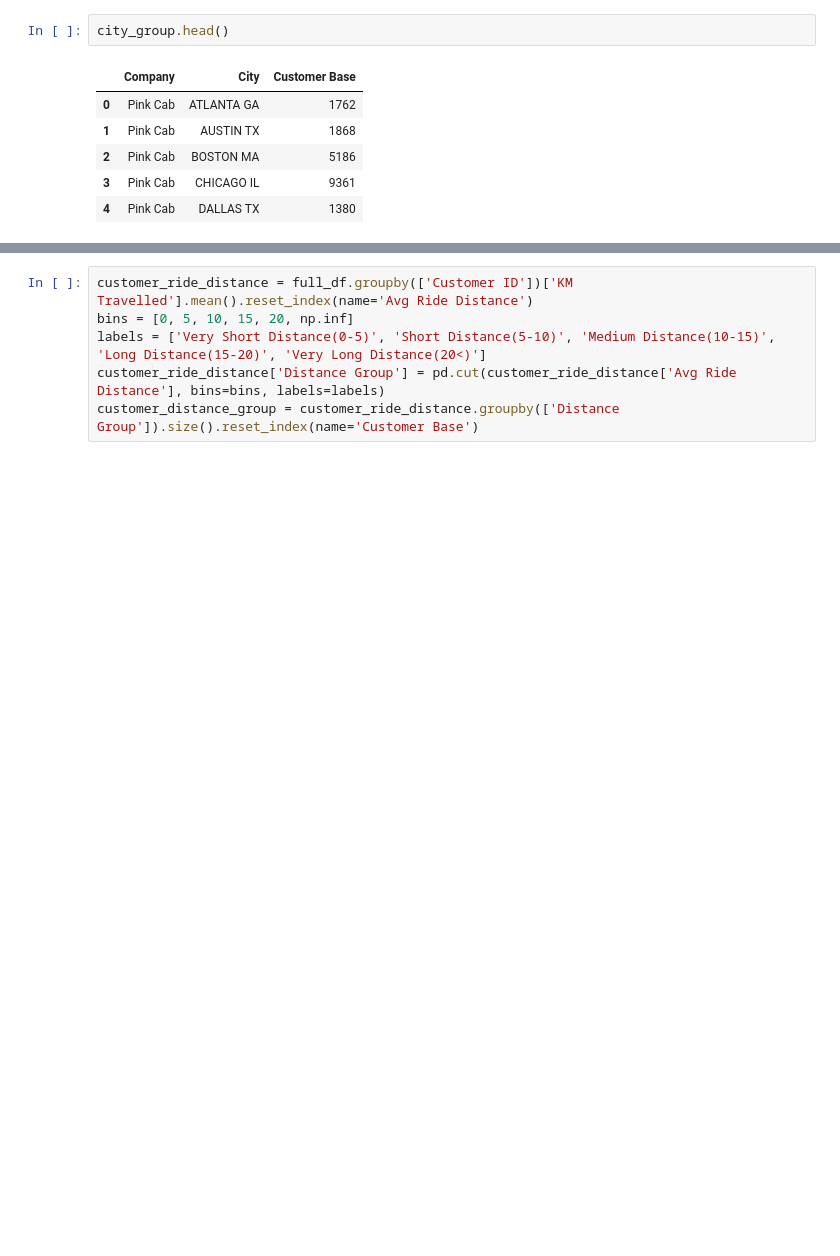
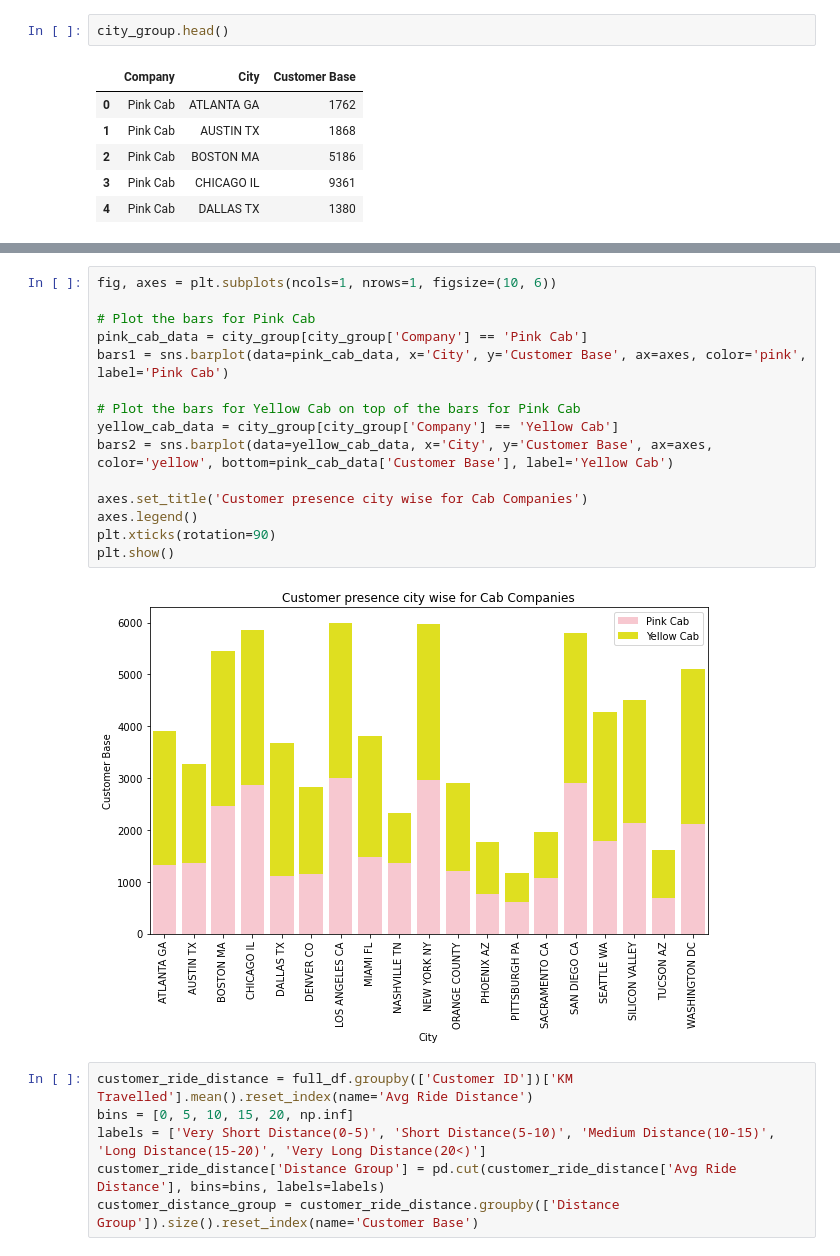
Before and after one commit to mandali8686/DataSets, a Jupyter notebook: Cad_Data_Analysis.ipynb, the cells around one changed output, grey strips where cells are left out. Saved outputs shown, nothing was run; the diff lists cells and outputs as text; blank space fills up the shorter version.

```diff
--- a/Cad_Data_Analysis.ipynb
+++ b/Cad_Data_Analysis.ipynb
@@ -469,3 +507,20 @@ plt.show()
+# %%
+fig, axes = plt.subplots(ncols=1, nrows=1, figsize=(10, 6))
+
+# Plot the bars for Pink Cab
+pink_cab_data = city_group[city_group['Company'] == 'Pink Cab']
+bars1 = sns.barplot(data=pink_cab_data, x='City', y='Customer Base', ax=axes, color='pink', label='Pink Cab')
+
+# Plot the bars for Yellow Cab on top of the bars for Pink Cab
+yellow_cab_data = city_group[city_group['Company'] == 'Yellow Cab']
+bars2 = sns.barplot(data=yellow_cab_data, x='City', y='Customer Base', ax=axes, color='yellow', bottom=pink_cab_data['Customer Base'], label='Yellow Cab')
+
+axes.set_title('Customer presence city wise for Cab Companies')
+axes.legend()
+plt.xticks(rotation=90)
+plt.show()
+# %% [output]
+[figure, added]
 # %%
 customer_ride_distance = full_df.groupby(['Customer ID'])['KM Travelled'].mean().reset_index(name='Avg Ride Distance')
 bins = [0, 5, 10, 15, 20, np.inf]
```
Also changed, not shown: parts of 25 cells of this notebook, 1 other file.
